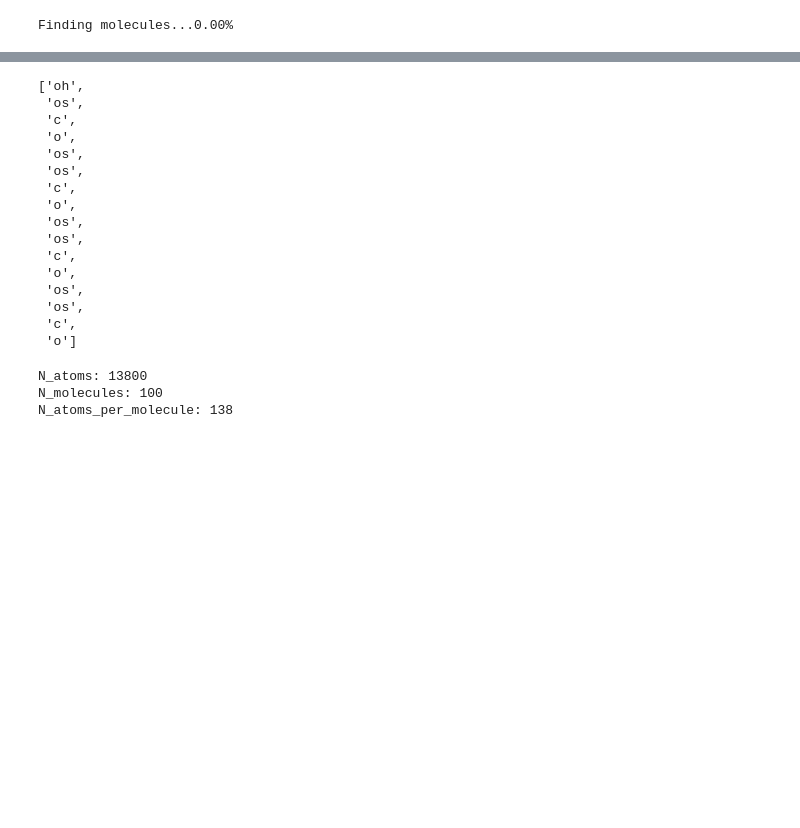
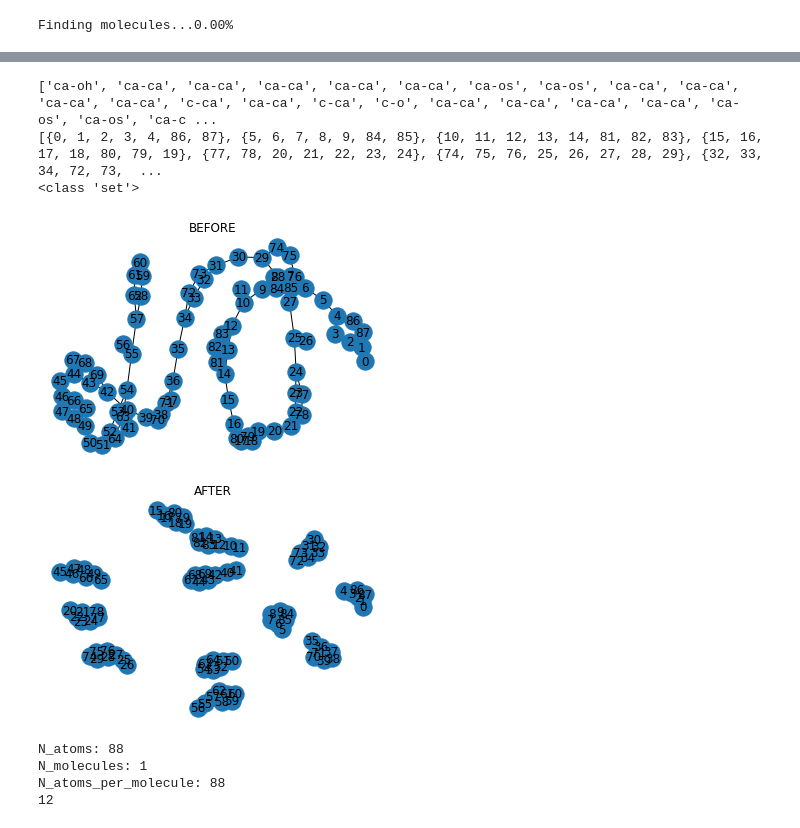
Before and after one commit to cmelab/polybinder, a Jupyter notebook: Notebooks/HTF_CG_Demo.ipynb, the cells around one changed output, grey strips where cells are left out. Saved outputs shown, nothing was run; the diff lists cells and outputs as text; code cells hidden in the pictures; blank space fills up the shorter version.

```diff
--- a/Notebooks/HTF_CG_Demo.ipynb
+++ b/Notebooks/HTF_CG_Demo.ipynb
@@ -14,12 +14,14 @@ import pickle
 import matplotlib.pyplot as plt
 # %%
 # building a HTF model for coarse graining
-fname = '100-length-4-peek-para-only.gsd'
+# here use the single-molecule file for simplicity
+# TODO: update to get one molecule from a .gsd with multiple
+#       e.g. grab first entry in htf.find_molecules(system) -> do the rest
+fname = '1-length-4-peek-para-only.gsd'
 gsdfile = gsd.hoomd.open(fname)
 context = hoomd.context.initialize('--mode=cpu')
 system = hoomd.init.read_gsd(filename=fname)
 context.sorter.disable()
-set_rcut = 10.
 # %% [output]
 HOOMD-blue 2.9.3 DOUBLE HPMC_MIXED TBB SSE SSE2 SSE3
 Compiled: 01/11/2021
@@ -117,23 +41,42 @@ targeting: [55, 4, 6, 6, 6, 10, 14, 16, 19, 21, 21, 25, 25, 29, 31, 34, 36, 36,
-# %%
-[system.particles[i].type for i in unsorted_particles]
-# %% [output]
-['oh',
- 'os',
- 'c',
- 'o',
- 'os',
- 'os',
- 'c',
- 'o',
- 'os',
- 'os',
- 'c',
- 'o',
- 'os',
- 'os',
- 'c',
- 'o']
+# %%
+graph = nx.Graph()
+# add all our particles and bonds
+for particle in system.particles:
+    graph.add_node(particle.tag, name=particle.type)
+for bond in system.bonds:
+    graph.add_edge(bond.a, bond.b)
+plt.figure()
+plt.title('BEFORE')
+nx.draw(graph, with_labels=True)
+# judiciously snip bonds
+degrees_dict = dict(graph.degree())
+
+print([item.type for item in list(system.bonds)])
+
+for i, bond in enumerate(system.bonds):
+    if bond.type == 'c-ca' or bond.type == 'ca-c':
+        if degrees_dict[bond.a] == 3 and degrees_dict[bond.b] == 3:
+            graph.remove_edge(bond.a, bond.b)
+    elif bond.type == 'ca-os' or bond.type == 'os-ca':
+        if degrees_dict[bond.a] == 2 and degrees_dict[bond.b] == 3 or\
+        degrees_dict[bond.a] == 3 and degrees_dict[bond.b] == 2:
+            graph.remove_edge(bond.a, bond.b)
+    degrees_dict = dict(graph.degree())
+
+subgraph_list = list(nx.connected_components(graph))
+print(subgraph_list, len(subgraph_list))
+print(type(subgraph_list[0]))
+plt.figure()
+plt.title('AFTER')
+nx.draw(graph, with_labels=True)
+# %% [output]
+['ca-oh', 'ca-ca', 'ca-ca', 'ca-ca', 'ca-ca', 'ca-ca', 'ca-os', 'ca-os', 'ca-ca', 'ca-ca', 'ca-ca', 'ca-ca', 'c-ca', 'ca-ca', 'c-ca', 'c-o', 'ca-ca', 'ca-ca', 'ca-ca', 'ca-ca', 'ca-os', 'ca-os', 'ca-c ...
+[{0, 1, 2, 3, 4, 86, 87}, {5, 6, 7, 8, 9, 84, 85}, {10, 11, 12, 13, 14, 81, 82, 83}, {15, 16, 17, 18, 80, 79, 19}, {77, 78, 20, 21, 22, 23, 24}, {74, 75, 76, 25, 26, 27, 28, 29}, {32, 33, 34, 72, 73,  ...
+<class 'set'>
+[figure, added]
+[figure, added]
 # %%
+# now we have our beads grouped up, we need to get their mapping
 # get total N atoms
 N = sum([len(m) for m in molecule_mapping_index])
 # get molecule count
@@ -141,7 +84,11 @@ M = len(molecule_mapping_index)
 # atoms per molecule
 MN = len(molecule_mapping_index[0])
 print('N_atoms:', N,'\nN_molecules:', M,'\nN_atoms_per_molecule:', MN)
+# make sure we didn't miss any particles
+assert(sum([len(item) for item in subgraph_list]) == MN)
+print(len(subgraph_list))
 # %% [output]
-N_atoms: 13800
-N_molecules: 100
-N_atoms_per_molecule: 138
+N_atoms: 88
+N_molecules: 1
+N_atoms_per_molecule: 88
+12
```
Also changed, not shown: parts of 11 cells of this notebook.
